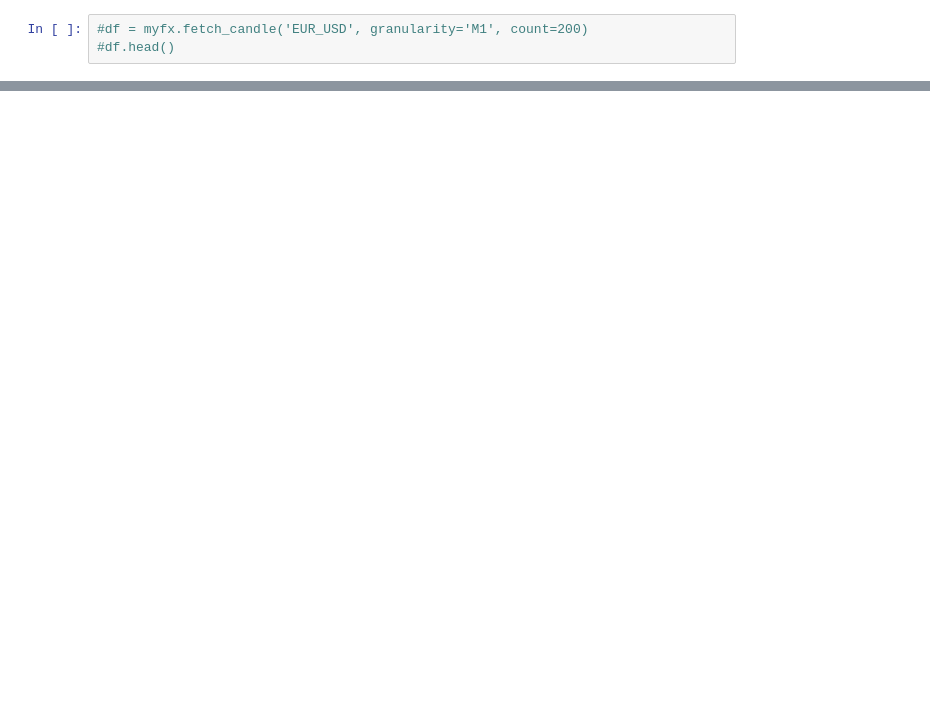
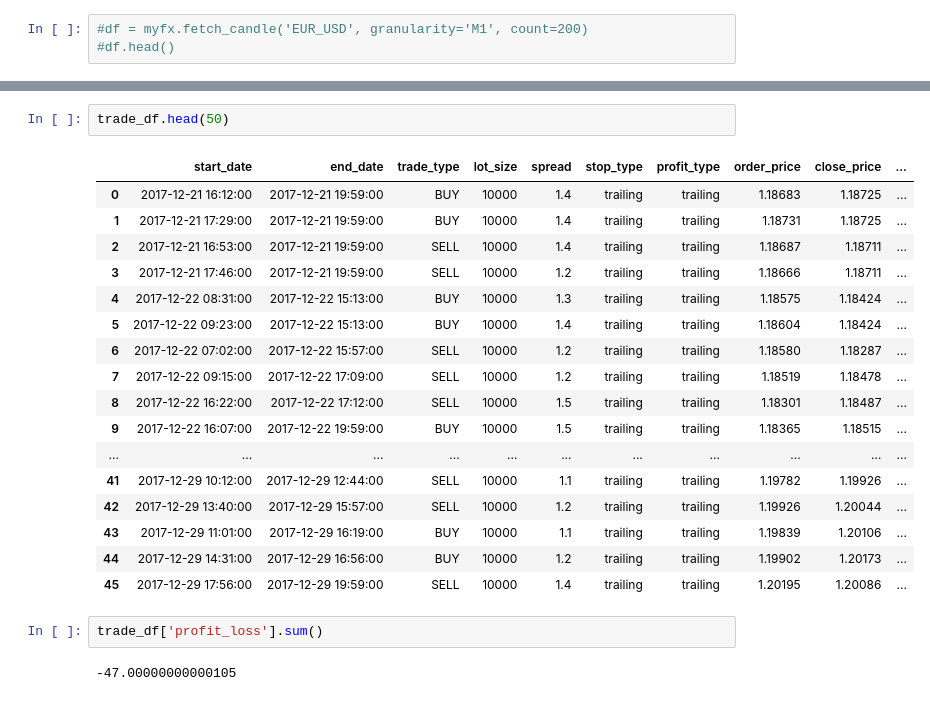
Before and after one commit to Adam-Klaum/my_forex, a Jupyter notebook: oanda test.ipynb, the cells around one changed output, grey strips where cells are left out. Drawn from its saved outputs; the diff is of its cells as text; blank space fills up the shorter version.

Commit message:
start of a major rework

```diff
--- a/oanda test.ipynb
+++ b/oanda test.ipynb
@@ -45,3 +100,27 @@ bpl.show(p)
 # %% [output]
 [interactive output not drawn]
 [interactive output not drawn]
+# %%
+trade_df.head(50)
+# %% [output]
+|  | start_date | end_date | trade_type | lot_size | spread | stop_type | profit_type | order_price | close_price | ... |
+| 0 | 2017-12-21 16:12:00 | 2017-12-21 19:59:00 | BUY | 10000 | 1.4 | trailing | trailing | 1.18683 | 1.18725 | ... |
+| 1 | 2017-12-21 17:29:00 | 2017-12-21 19:59:00 | BUY | 10000 | 1.4 | trailing | trailing | 1.18731 | 1.18725 | ... |
+| 2 | 2017-12-21 16:53:00 | 2017-12-21 19:59:00 | SELL | 10000 | 1.4 | trailing | trailing | 1.18687 | 1.18711 | ... |
+| 3 | 2017-12-21 17:46:00 | 2017-12-21 19:59:00 | SELL | 10000 | 1.2 | trailing | trailing | 1.18666 | 1.18711 | ... |
+| 4 | 2017-12-22 08:31:00 | 2017-12-22 15:13:00 | BUY | 10000 | 1.3 | trailing | trailing | 1.18575 | 1.18424 | ... |
+| 5 | 2017-12-22 09:23:00 | 2017-12-22 15:13:00 | BUY | 10000 | 1.4 | trailing | trailing | 1.18604 | 1.18424 | ... |
+| 6 | 2017-12-22 07:02:00 | 2017-12-22 15:57:00 | SELL | 10000 | 1.2 | trailing | trailing | 1.18580 | 1.18287 | ... |
+| 7 | 2017-12-22 09:15:00 | 2017-12-22 17:09:00 | SELL | 10000 | 1.2 | trailing | trailing | 1.18519 | 1.18478 | ... |
+| 8 | 2017-12-22 16:22:00 | 2017-12-22 17:12:00 | SELL | 10000 | 1.5 | trailing | trailing | 1.18301 | 1.18487 | ... |
+| 9 | 2017-12-22 16:07:00 | 2017-12-22 19:59:00 | BUY | 10000 | 1.5 | trailing | trailing | 1.18365 | 1.18515 | ... |
+| ... | ... | ... | ... | ... | ... | ... | ... | ... | ... | ... |
+| 41 | 2017-12-29 10:12:00 | 2017-12-29 12:44:00 | SELL | 10000 | 1.1 | trailing | trailing | 1.19782 | 1.19926 | ... |
+| 42 | 2017-12-29 13:40:00 | 2017-12-29 15:57:00 | SELL | 10000 | 1.2 | trailing | trailing | 1.19926 | 1.20044 | ... |
+| 43 | 2017-12-29 11:01:00 | 2017-12-29 16:19:00 | BUY | 10000 | 1.1 | trailing | trailing | 1.19839 | 1.20106 | ... |
+| 44 | 2017-12-29 14:31:00 | 2017-12-29 16:56:00 | BUY | 10000 | 1.2 | trailing | trailing | 1.19902 | 1.20173 | ... |
+| 45 | 2017-12-29 17:56:00 | 2017-12-29 19:59:00 | SELL | 10000 | 1.4 | trailing | trailing | 1.20195 | 1.20086 | ... |
+# %%
+trade_df['profit_loss'].sum()
+# %% [output]
+-47.00000000000105
```
Also changed, not shown: parts of 4 cells of this notebook, 8 other files.
